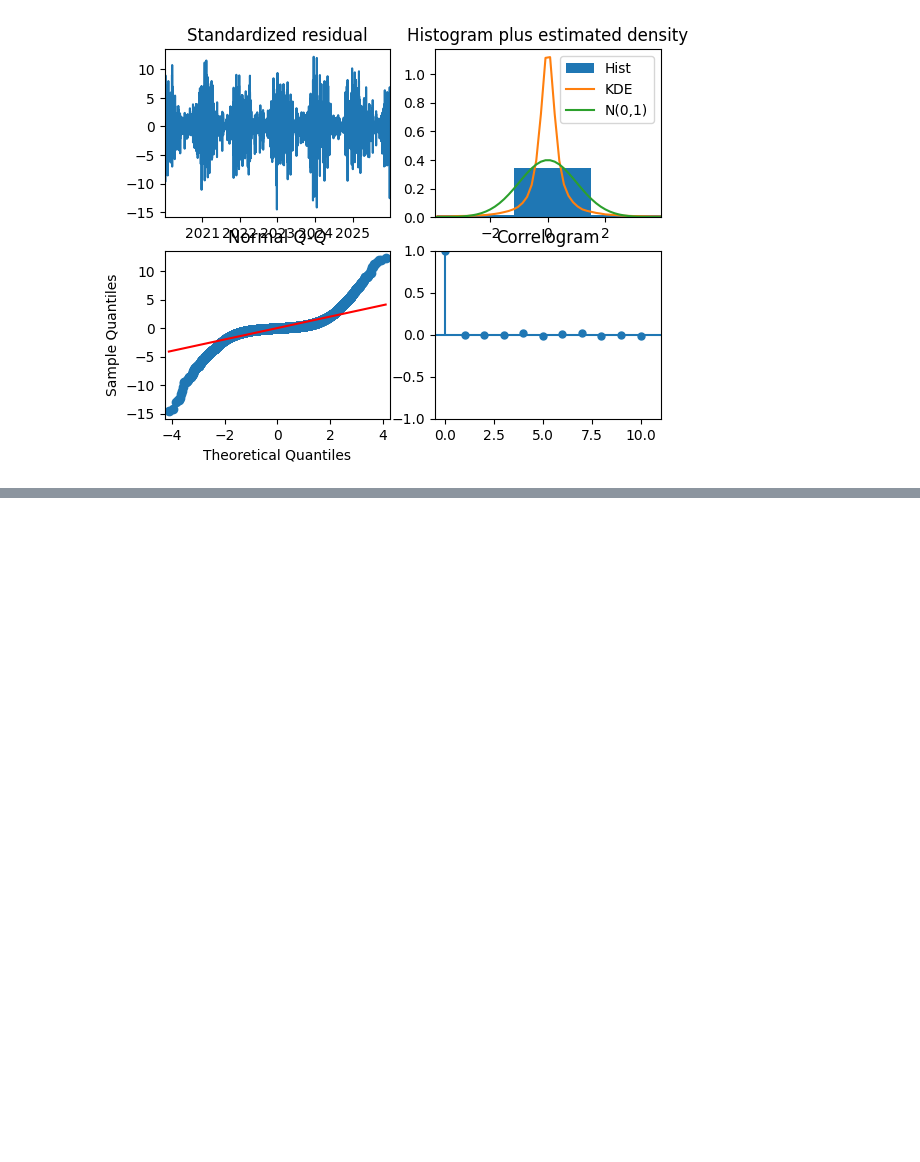
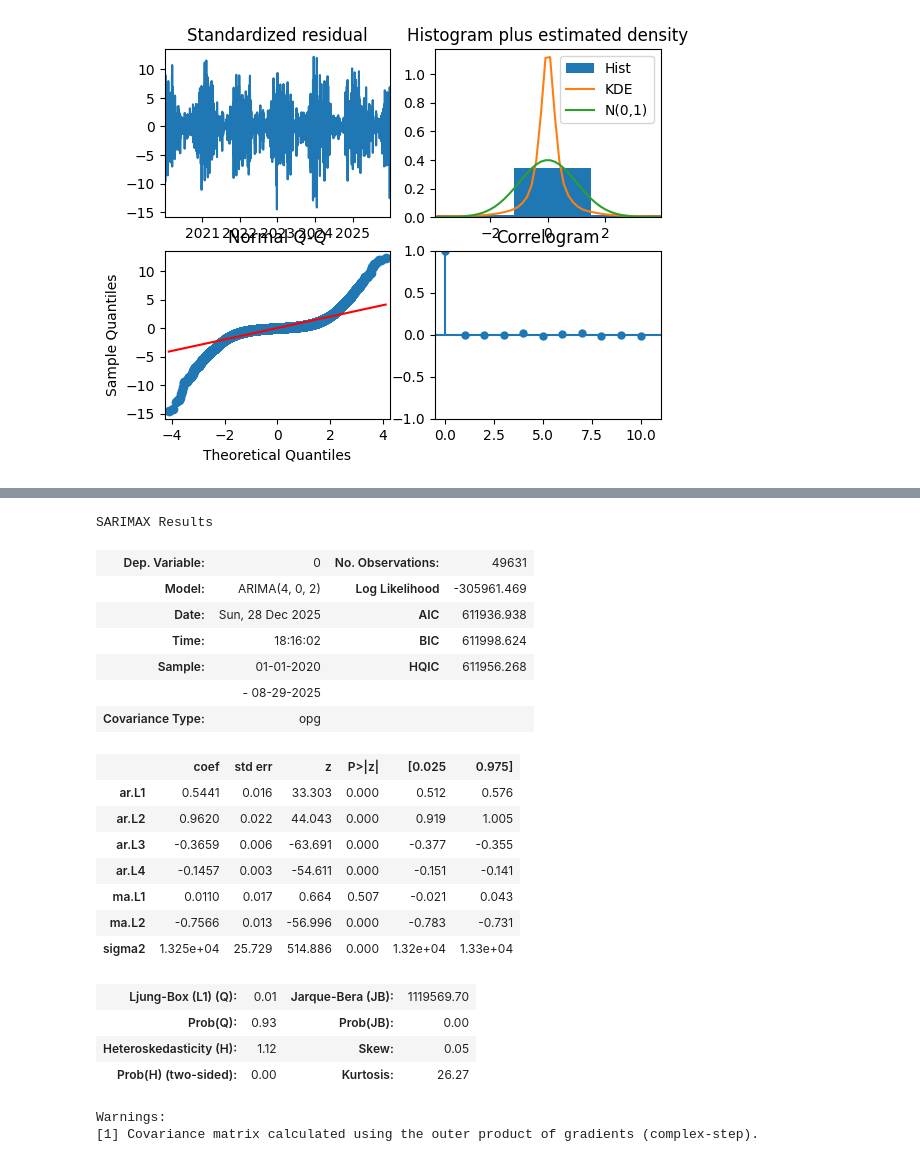
Before and after one commit to angelagrimaud/projet_pythonds, a Jupyter notebook: notebooks/pred_conso.ipynb, the cells around one changed output, grey strips where cells are left out. Drawn from its saved outputs; the diff is of its cells as text; code cells hidden in the pictures; blank space fills up the shorter version.

```diff
--- a/notebooks/pred_conso.ipynb
+++ b/notebooks/pred_conso.ipynb
@@ -322,0 +350,25 @@ residuals_stationary.to_csv("residuals_stationary.csv", header=True)
+# %%
+arma_fit.summary()
+# %% [output]
+SARIMAX Results
+| Dep. Variable: | 0 | No. Observations: | 49631 |
+| Model: | ARIMA(4, 0, 2) | Log Likelihood | -305961.469 |
+| Date: | Sun, 28 Dec 2025 | AIC | 611936.938 |
+| Time: | 18:16:02 | BIC | 611998.624 |
+| Sample: | 01-01-2020 | HQIC | 611956.268 |
+|  | - 08-29-2025 |  |  |
+| Covariance Type: | opg |  |  |
+|  | coef | std err | z | P>|z| | [0.025 | 0.975] |
+| ar.L1 | 0.5441 | 0.016 | 33.303 | 0.000 | 0.512 | 0.576 |
+| ar.L2 | 0.9620 | 0.022 | 44.043 | 0.000 | 0.919 | 1.005 |
+| ar.L3 | -0.3659 | 0.006 | -63.691 | 0.000 | -0.377 | -0.355 |
+| ar.L4 | -0.1457 | 0.003 | -54.611 | 0.000 | -0.151 | -0.141 |
+| ma.L1 | 0.0110 | 0.017 | 0.664 | 0.507 | -0.021 | 0.043 |
+| ma.L2 | -0.7566 | 0.013 | -56.996 | 0.000 | -0.783 | -0.731 |
+| sigma2 | 1.325e+04 | 25.729 | 514.886 | 0.000 | 1.32e+04 | 1.33e+04 |
+| Ljung-Box (L1) (Q): | 0.01 | Jarque-Bera (JB): | 1119569.70 |
+| Prob(Q): | 0.93 | Prob(JB): | 0.00 |
+| Heteroskedasticity (H): | 1.12 | Skew: | 0.05 |
+| Prob(H) (two-sided): | 0.00 | Kurtosis: | 26.27 |
+Warnings:
+[1] Covariance matrix calculated using the outer product of gradients (complex-step).
```
Also changed, not shown: parts of 32 cells of this notebook, 1 other file.
